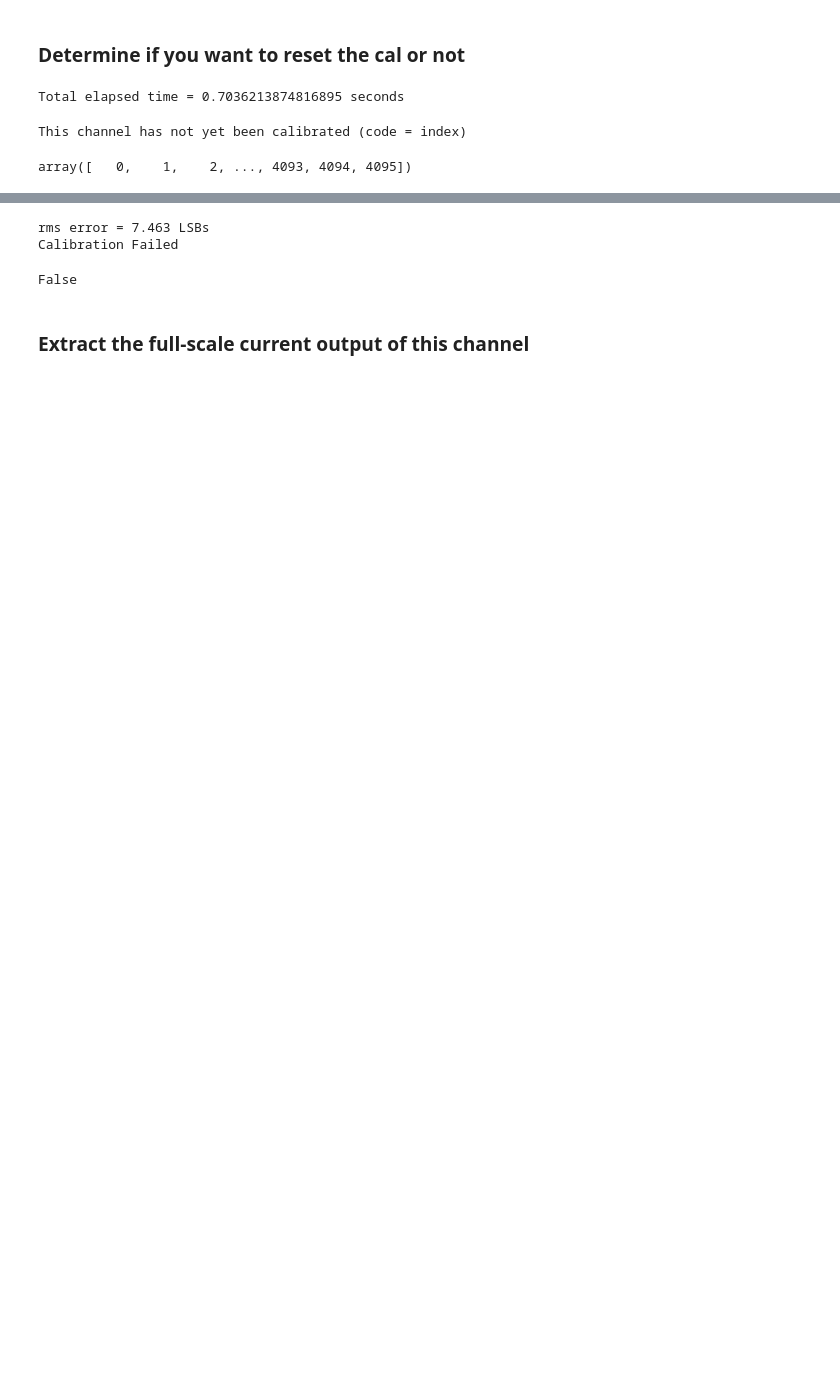
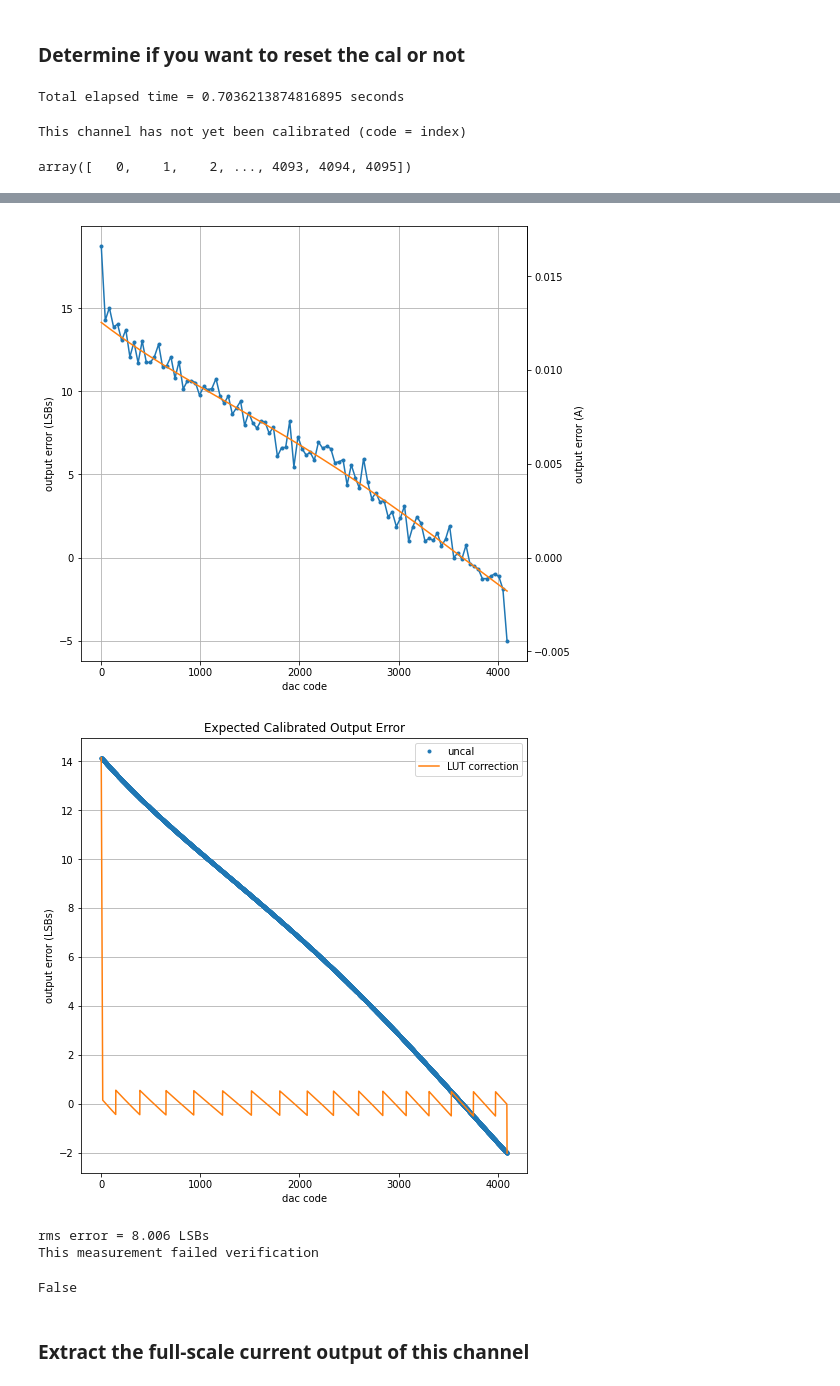
Before and after one commit to abergerSRS/SR542_CalSoftware, a Jupyter notebook: current_output_cal.ipynb, the cells around one changed output, grey strips where cells are left out. Cells and saved outputs as stored; diff of their text form; code cells hidden in the pictures; blank space fills up the shorter version.

```diff
--- a/current_output_cal.ipynb
+++ b/current_output_cal.ipynb
@@ -351,10 +351,10 @@ class OutputChannel(Resistor):
 
         # TODO: write this so that it reports whether the comparison is to an existing cal
         # or the default (uncal) lut
-        if compareToPrevCal:
+        if np.array_equal(lut1, np.arange(0, 4096, 1)):
+            print(f'The average difference between the default (uncal) LUT and the new cal is {np.mean(diff):.2f} codes')
+        elif compareToPrevCal:
             print(f'The average difference between the prev cal and the new cal is {np.mean(diff):.2f} codes')
-        elif np.array_equal(lut1, np.arange(0, 4096, 1)):
-            print(f'The average difference between the default (uncal) LUT and the new cal is {np.mean(diff):.2f} codes')
         else:
             print(f'The average difference between these two LUTs is {np.mean(diff):.2f} codes')
 
@@ -452,8 +443,15 @@ elapsed time = 122.42510437965393
+# %%
+#chv.CreateLUT(testCodes, V_V)
+chv.PolyFitLUT(testCodes, V_V, 4)
+chv.ApplyLUTCorrection()
+# %% [output]
+[figure, added]
+[figure, added]
 # %%
-ChV.EvaluatePassFail(testCodes, V_V)
+chv.EvaluatePassFail(testCodes, V_V)
 # %% [output]
-rms error = 7.463 LSBs
-Calibration Failed
+rms error = 8.006 LSBs
+This measurement failed verification
 False
 # %% [markdown]
 ### Extract the full-scale current output of this channel
```
Also changed, not shown: parts of 46 cells of this notebook, 1 other file.
